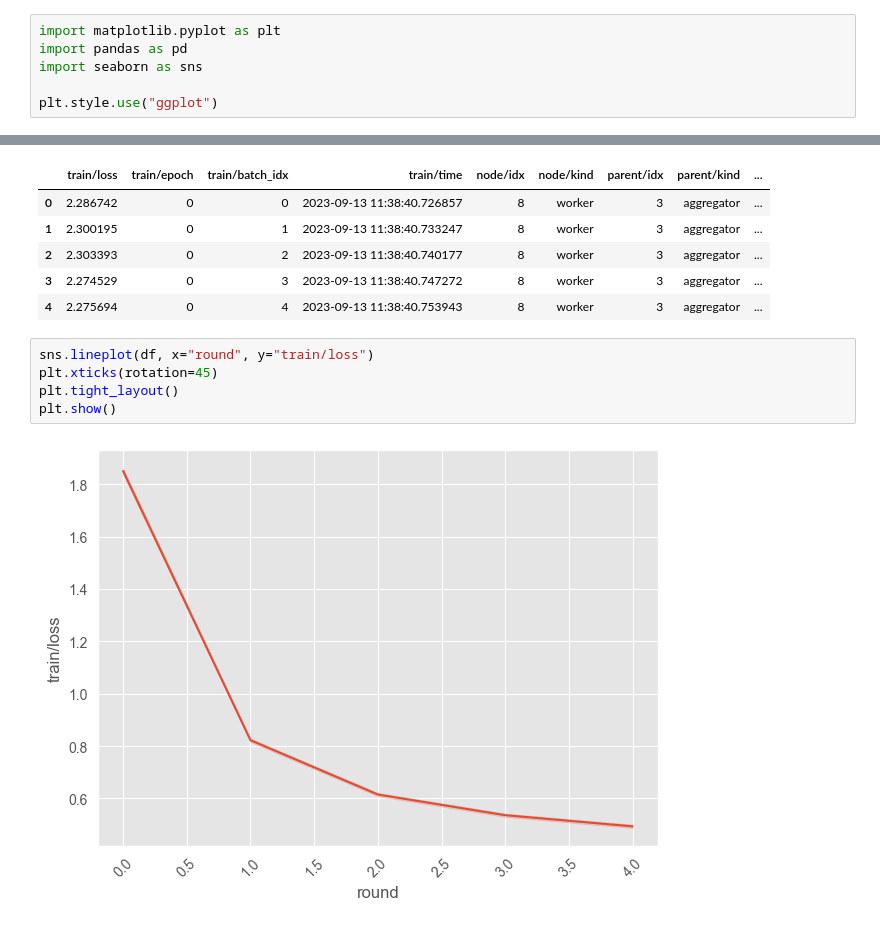
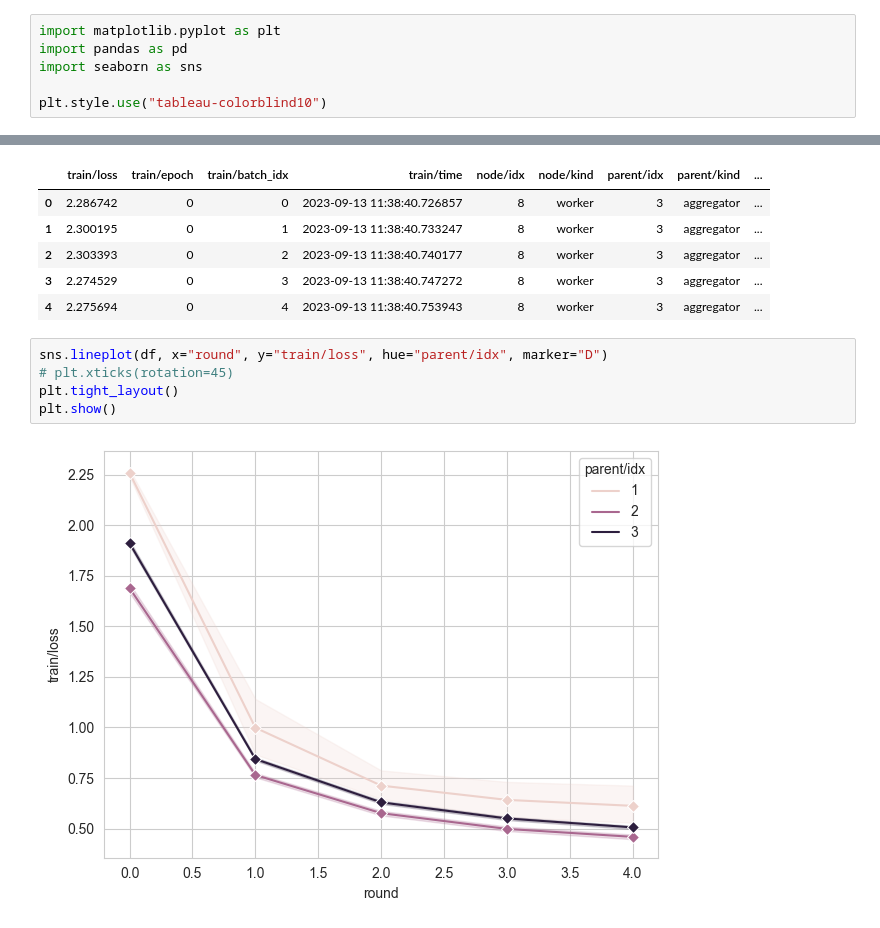
Before and after one commit to h-flox/flox, a Jupyter notebook: quickstart/Quickstart-Playground.ipynb, the cells around one changed output, grey strips where cells are left out. Cells and saved outputs as stored; diff of their text form.

```diff
--- a/quickstart/Quickstart-Playground.ipynb
+++ b/quickstart/Quickstart-Playground.ipynb
@@ -3,7 +3,7 @@ import matplotlib.pyplot as plt
 import pandas as pd
 import seaborn as sns
 
-plt.style.use("ggplot")
+plt.style.use("tableau-colorblind10")
 # %%
 df = pd.read_feather("out/demo_history.feather")
 df.head()
@@ -15,9 +15,9 @@ df.head()
 | 3 | 2.274529 | 0 | 3 | 2023-09-13 11:38:40.747272 | 8 | worker | 3 | aggregator | ... |
 | 4 | 2.275694 | 0 | 4 | 2023-09-13 11:38:40.753943 | 8 | worker | 3 | aggregator | ... |
 # %%
-sns.lineplot(df, x="round", y="train/loss")
-plt.xticks(rotation=45)
+sns.lineplot(df, x="round", y="train/loss", hue="parent/idx", marker="D")
+# plt.xticks(rotation=45)
 plt.tight_layout()
 plt.show()
 # %% [output]
-[figure, old version]
+[figure, new version]
```
Also changed, not shown: 56 other files.
